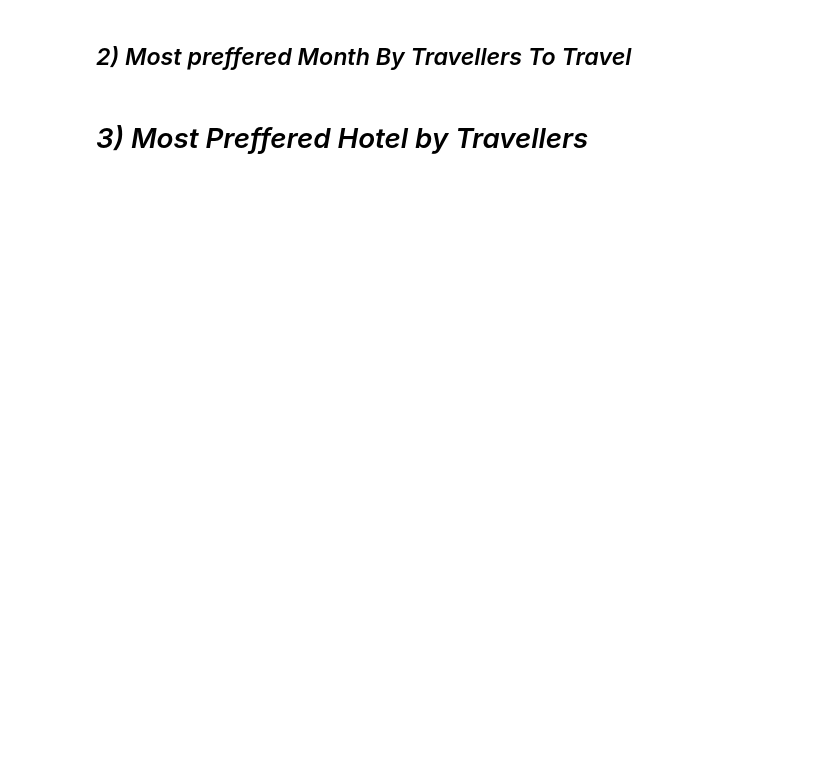
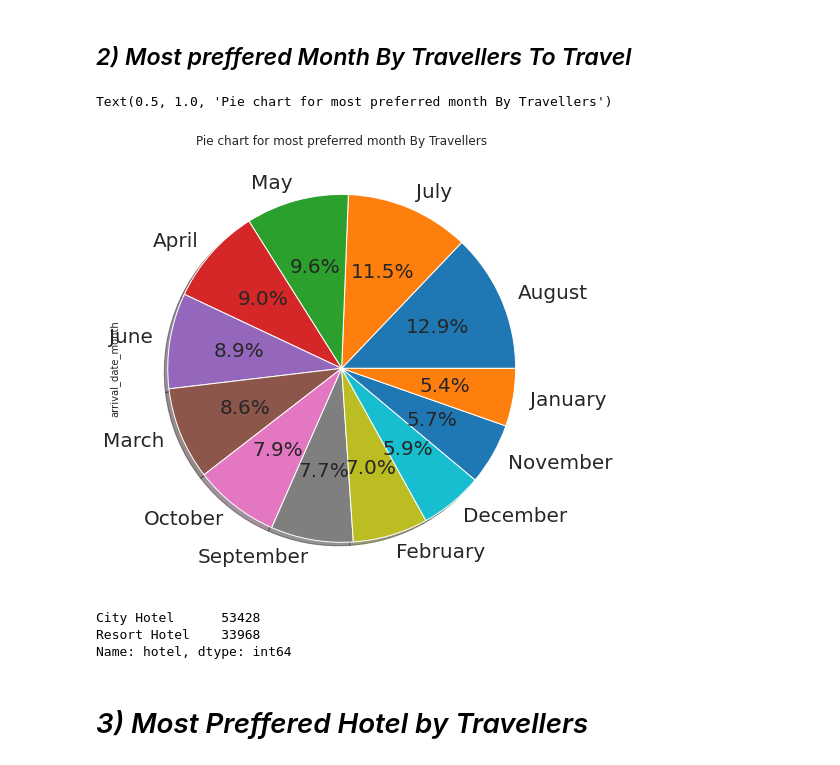
Before and after one commit to Anas182000/HOTEL-BOOKING-ANALYSIS, a Jupyter notebook: ON_MY_OWN_HOTEL_BOOKING_ANALYSIS.ipynb, the cells around one changed output. Drawn from its saved outputs; the diff is of its cells as text; code cells hidden in the pictures; blank space fills up the shorter version.

```diff
--- a/ON_MY_OWN_HOTEL_BOOKING_ANALYSIS.ipynb
+++ b/ON_MY_OWN_HOTEL_BOOKING_ANALYSIS.ipynb
@@ -132,6 +208,6 @@ sns.countplot(x=df.duplicated())
 # **Conclusion**  : There Are 31994   of duplicate rows in our dataset so we will drop that rows from our dataset
 # %%
 #Now dropped the duplicate rows from the dataset
-df= df.drop_duplicates()
+df_copy= df_copy.drop_duplicates()
 # %%
 #Now again checking the number of rows and coloumn
@@ -143,8 +233,8 @@ df.isna().sum().sort_values(ascending=False)[:10]
 # Filling/replacing null values with 0.
 null_columns=['agent','children','company']
 for i in null_columns:
-  df[i].fillna(0,inplace=True)
+  df_copy[i].fillna(0,inplace=True)
 
 
 # Replacing countr values with 'Undefined'
-df['country'].fillna('Undefined',inplace=True)
+df_copy['country'].fillna('Undefined',inplace=True)
@@ -156,10 +273,17 @@ df['arrival_date_month'].value_counts()
 # %% [markdown]
 ## *2) Most preffered Month By Travellers To Travel*
 # %%
-df['arrival_date_month'].value_counts().plot.pie(explode=[0.05]*12, autopct='%1.1f%%', shadow=True, figsize=(10,8),fontsize=20)
-plt.title("pie chart for most preferred month")
+df_copy['arrival_date_month'].value_counts().plot(kind="pie",subplots=True, autopct='%1.1f%%', shadow=True, figsize=(10,8),fontsize=20)
+plt.title("Pie chart for most preferred month By Travellers")
+# %% [output]
+Text(0.5, 1.0, 'Pie chart for most preferred month By Travellers')
+[figure, added]
 # %%
-df["hotel"].value_counts()
+df_copy["hotel"].value_counts()
+# %% [output]
+City Hotel      53428
+Resort Hotel    33968
+Name: hotel, dtype: int64
 # %% [markdown]
 # *3) Most Preffered Hotel by Travellers*
 # %%
```
Also changed, not shown: parts of 48 cells of this notebook.
